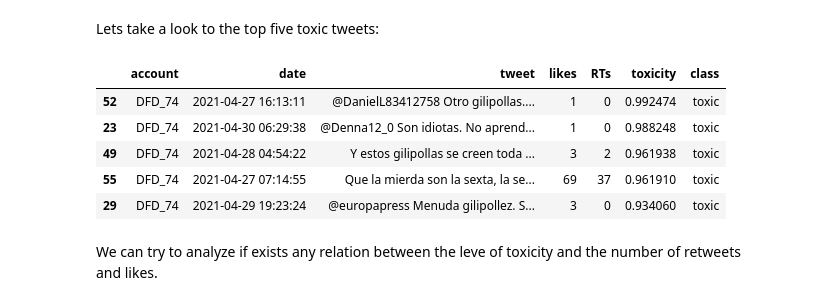
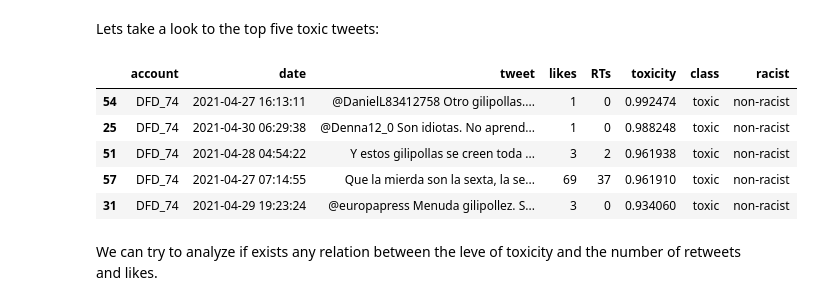
Before and after one commit to gmachinromero/project_robotodio, a Jupyter notebook: notebooks/02-multilingual-model.ipynb, the cells around one changed output. Saved outputs shown, nothing was run; the diff lists cells and outputs as text; code cells hidden in the pictures.

```diff
--- a/notebooks/02-multilingual-model.ipynb
+++ b/notebooks/02-multilingual-model.ipynb
@@ -387,16 +387,16 @@ Lets take a look to the top five toxic tweets:
 # %%
 # Top 5 toxic tweets
 # ------------------------------------------------------------------------------
-df_top_5 = df[['account', 'date', 'tweet', 'likes', 'RTs', 'toxicity', 'class']]\
+df_top_5 = df[['account', 'date', 'tweet', 'likes', 'RTs', 'toxicity', 'class', 'racist']]\
            .sort_values('toxicity', ascending=False).head()
 df_top_5
 # %% [output]
-|  | account | date | tweet | likes | RTs | toxicity | class |
-| 52 | DFD_74 | 2021-04-27 16:13:11 | @DanielL83412758 Otro gilipollas.... | 1 | 0 | 0.992474 | toxic |
-| 23 | DFD_74 | 2021-04-30 06:29:38 | @Denna12_0 Son idiotas. No aprend... | 1 | 0 | 0.988248 | toxic |
-| 49 | DFD_74 | 2021-04-28 04:54:22 | Y estos gilipollas se creen toda ... | 3 | 2 | 0.961938 | toxic |
-| 55 | DFD_74 | 2021-04-27 07:14:55 | Que la mierda son la sexta, la se... | 69 | 37 | 0.961910 | toxic |
-| 29 | DFD_74 | 2021-04-29 19:23:24 | @europapress Menuda gilipollez. S... | 3 | 0 | 0.934060 | toxic |
+|  | account | date | tweet | likes | RTs | toxicity | class | racist |
+| 54 | DFD_74 | 2021-04-27 16:13:11 | @DanielL83412758 Otro gilipollas.... | 1 | 0 | 0.992474 | toxic | non-racist |
+| 25 | DFD_74 | 2021-04-30 06:29:38 | @Denna12_0 Son idiotas. No aprend... | 1 | 0 | 0.988248 | toxic | non-racist |
+| 51 | DFD_74 | 2021-04-28 04:54:22 | Y estos gilipollas se creen toda ... | 3 | 2 | 0.961938 | toxic | non-racist |
+| 57 | DFD_74 | 2021-04-27 07:14:55 | Que la mierda son la sexta, la se... | 69 | 37 | 0.961910 | toxic | non-racist |
+| 31 | DFD_74 | 2021-04-29 19:23:24 | @europapress Menuda gilipollez. S... | 3 | 0 | 0.934060 | toxic | non-racist |
 # %% [markdown]
 We can try to analyze if exists any relation between the leve of toxicity and the number of retweets and likes.
 # %%
```
Also changed, not shown: parts of 13 cells of this notebook, 2 other files.
